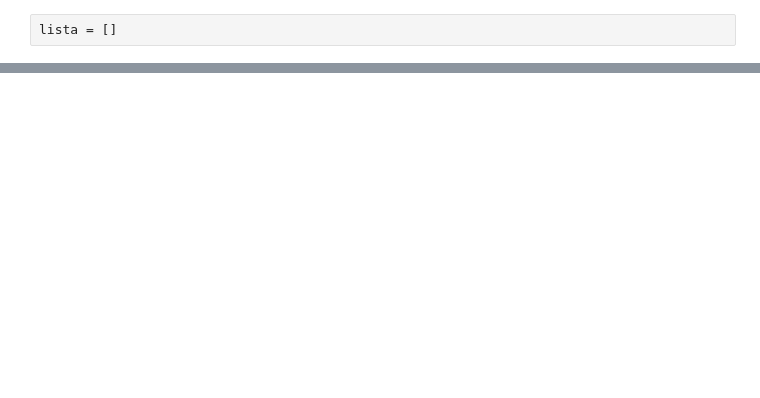
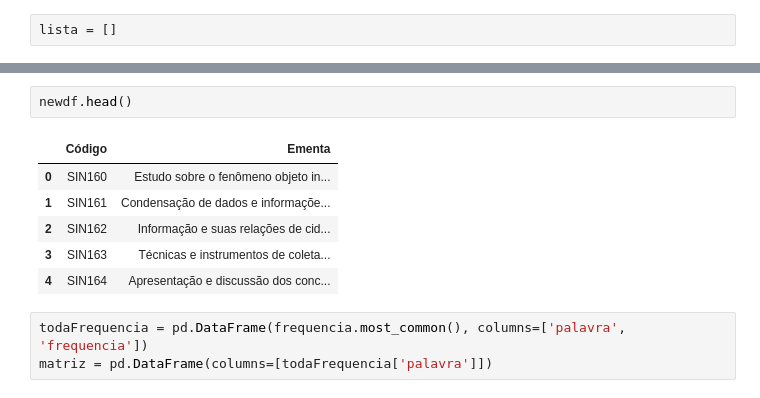
Before and after one commit to julianosilva23/mineracaoTextoGestaodaInformacao, a Jupyter notebook: analisePython.ipynb, the cells around one changed output, grey strips where cells are left out. Saved outputs shown, nothing was run; the diff lists cells and outputs as text; blank space fills up the shorter version.

Commit message:
add matriz binária

```diff
--- a/analisePython.ipynb
+++ b/analisePython.ipynb
@@ -20,0 +51,12 @@ ementajunta = " ".join(ementa)
+# %%
+newdf.head()
+# %% [output]
+|  | Código | Ementa |
+| 0 | SIN160 | Estudo sobre o fenômeno objeto in... |
+| 1 | SIN161 | Condensação de dados e informaçõe... |
+| 2 | SIN162 | Informação e suas relações de cid... |
+| 3 | SIN163 | Técnicas e instrumentos de coleta... |
+| 4 | SIN164 | Apresentação e discussão dos conc... |
+# %%
+todaFrequencia = pd.DataFrame(frequencia.most_common(), columns=['palavra', 'frequencia'])
+matriz = pd.DataFrame(columns=[todaFrequencia['palavra']])
```
Also changed, not shown: parts of 29 cells of this notebook.
